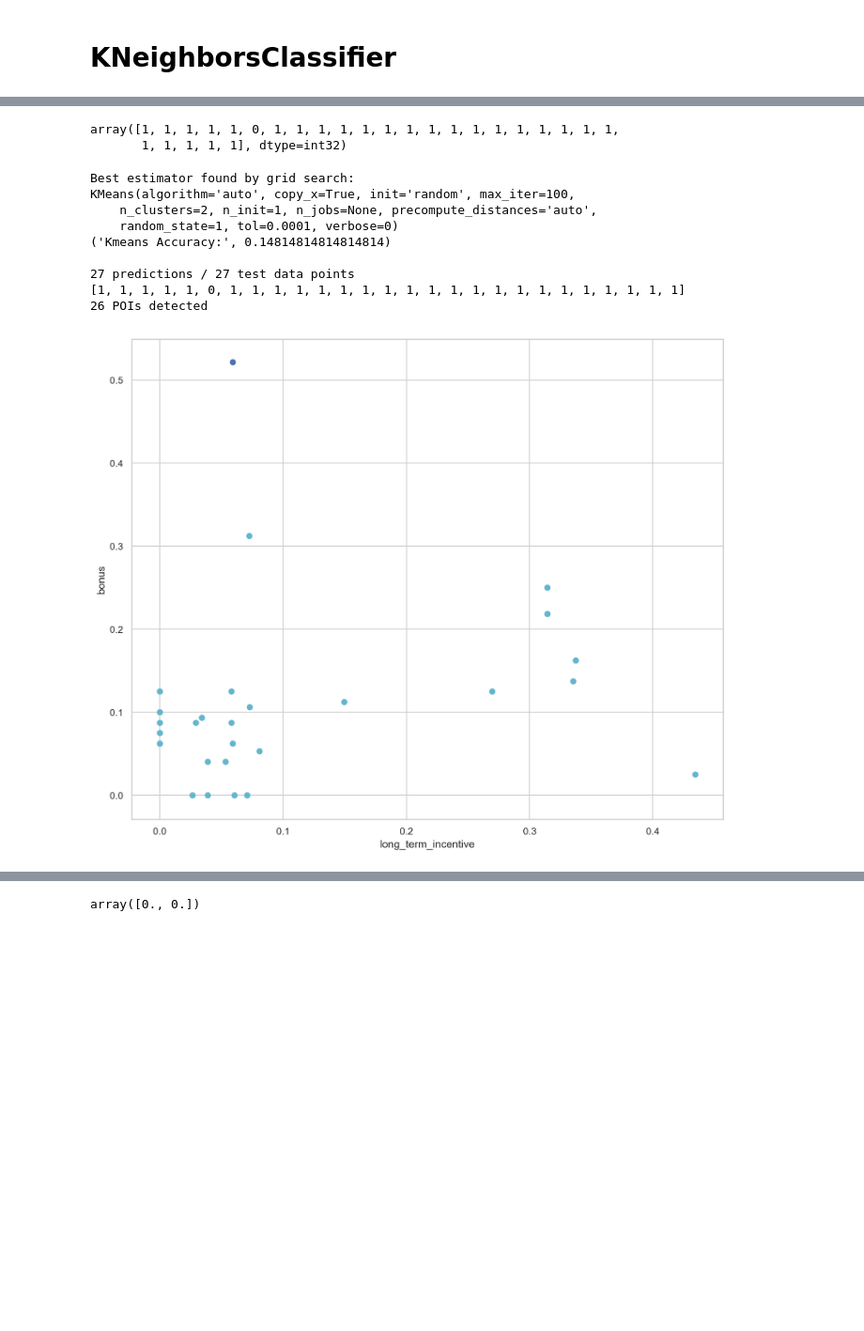
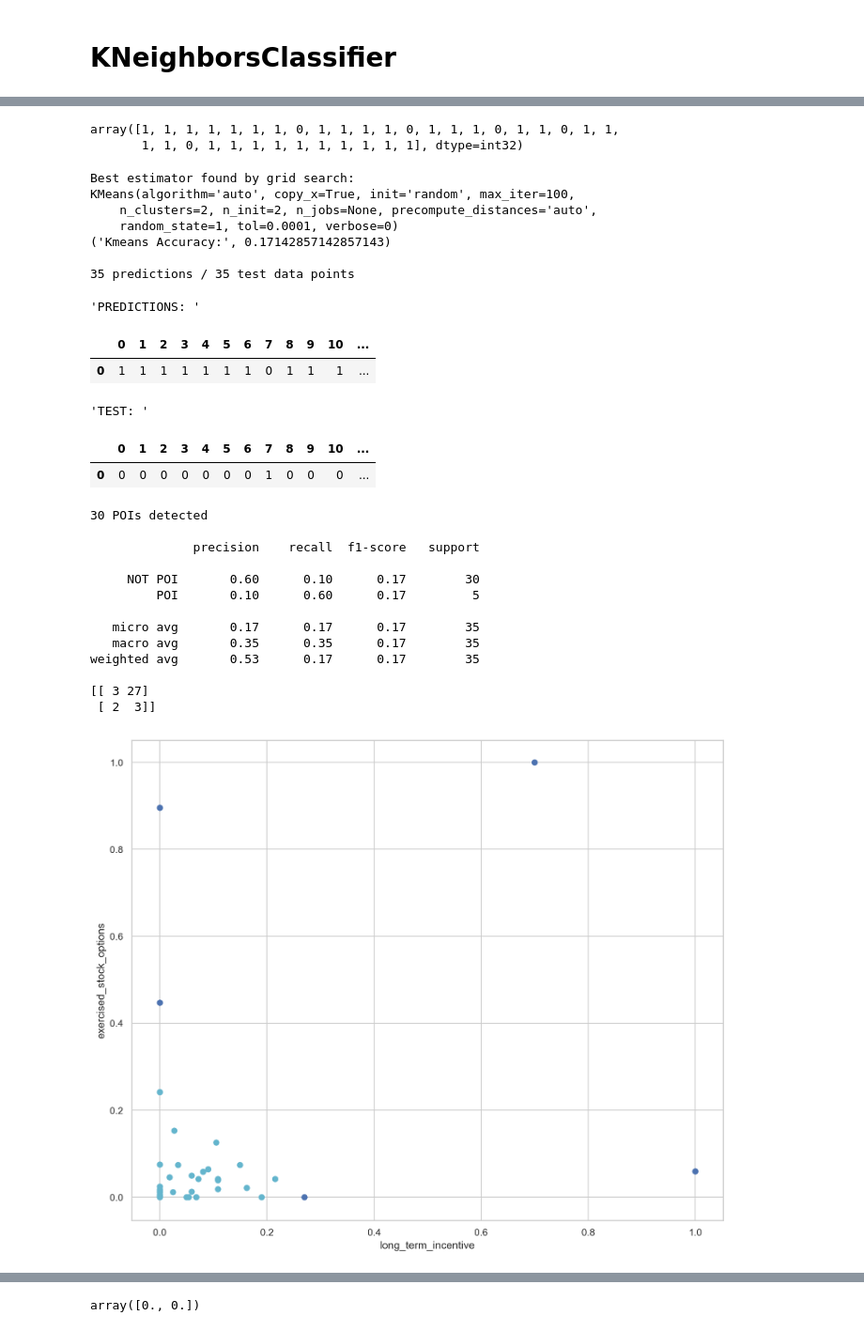
Before and after one commit to chrispaynes/enronML, a Jupyter notebook: enron_email_fraud/enron_email.ipynb, the cells around one changed output, grey strips where cells are left out. Shown at 94% size. Saved outputs shown, nothing was run; the diff lists cells and outputs as text; code cells hidden in the pictures; blank space fills up the shorter version.

```diff
--- a/enron_email_fraud/enron_email.ipynb
+++ b/enron_email_fraud/enron_email.ipynb
@@ -274,6 +274,7 @@ my_dataset = data_dict
 
 feature_1 = 'long_term_incentive'
 feature_2 = 'bonus'
+feature_2 = 'exercised_stock_options'
 poi = 'poi'
 
 
@@ -304,9 +305,11 @@ display(pd.DataFrame({'feat1': feat1.reshape(-1), 'rescaled_feat1': rescaled_fea
 # zip normalized-features back together
 features = zip(rescaled_feat1.reshape(-1), rescaled_feat2.reshape(-1))
 
+# save 30% of data for testing
 features_train, features_test, labels_train, labels_test = train_test_split(
     features, labels, test_size=0.3, random_state=42
 )
+
 
 target_feature_df = pd.DataFrame(features)
 # map numeric column names to feature names
@@ -324,0 +328,18 @@ Number of rescaled features: 89
+# %%
+from sklearn.decomposition import PCA
+
+# Principal component analysis (PCA).
+# Linear dimensionality reduction using Singular Value Decomposition of the data to project it to a lower dimensional space.
+pca = PCA(n_components=2,)
+pca.fit(features_train)
+
+# Percentage of variance explained by each of the selected components.
+# [0.73318345 0.26681655]
+print(pca.explained_variance_ratio_)
+
+pc1, pc2 = pca.components_
+print(pc1, pc2)
+
+features_train = pca.transform(features_train)
+features_test = pca.transform(features_test)
+# print(features_train_pca)
@@ -336,8 +429,9 @@ clf = GaussianNB()
 # %%
-def printPredictions(predictions, features_test):
+def printPredictions(predictions, labels_test):
     print
-    print("{} predictions / {} test data points".format(len(predictions), len(features_test)))
-    print(list(predictions))
+    print("{} predictions / {} test data points".format(len(predictions), len(labels_test)))
+    display("PREDICTIONS: ", pd.DataFrame(predictions, dtype=int).transpose())
+    display("TEST: ", pd.DataFrame(labels_test, dtype=int).transpose())
     print "{} POIs detected".format(len([n for n in predictions if n == 1]))
     print
 # %% [markdown]
@@ -553,39 +785,67 @@ pred = kmeans.predict(features_test)
 display(pred)
 
 # finance_features = zip(rescaled_salary, rescaled_stock)
 # display(features_test)
 print "Best estimator found by grid search:"
 print kmeans.best_estimator_
 
 acc = accuracy_score(
     y_true=labels_test, y_pred=pred, normalize=True, sample_weight=None
 )
 
 # ('Kmeans Accuracy with MinMax and 3 features:', 0.14814814814814814)
 # ('Kmeans Accuracy: ALL features and MinMax', 0.47619047619047616)
+# ('Kmeans Accuracy with PCA:', 0.14814814814814814)
+# ('Kmeans Accuracy: without PCA', 0.17142857142857143)
+# 30 POIs detected
+
+#               precision    recall  f1-score   support
+
+#      NOT POI       0.60      0.10      0.17        30
+#          POI       0.10      0.60      0.17         5
+
 print("Kmeans Accuracy:", acc)
 
-printPredictions(pred, features_test)
+printPredictions(pred, labels_test)
+
+printValidationReports(labels_test, pred)
 
 Draw(
     pred,
     features_test,
     poi,
     mark_poi=False,
     name="clusters.pdf",
     f1_name=feature_1,
     f2_name=feature_2,
 )
 # %% [output]
-array([1, 1, 1, 1, 1, 0, 1, 1, 1, 1, 1, 1, 1, 1, 1, 1, 1, 1, 1, 1, 1, 1,
-       1, 1, 1, 1, 1], dtype=int32)
+array([1, 1, 1, 1, 1, 1, 1, 0, 1, 1, 1, 1, 0, 1, 1, 1, 0, 1, 1, 0, 1, 1,
+       1, 1, 0, 1, 1, 1, 1, 1, 1, 1, 1, 1, 1], dtype=int32)
 Best estimator found by grid search:
 KMeans(algorithm='auto', copy_x=True, init='random', max_iter=100,
-    n_clusters=2, n_init=1, n_jobs=None, precompute_distances='auto',
+    n_clusters=2, n_init=2, n_jobs=None, precompute_distances='auto',
     random_state=1, tol=0.0001, verbose=0)
-('Kmeans Accuracy:', 0.14814814814814814)
+('Kmeans Accuracy:', 0.17142857142857143)
 
-27 predictions / 27 test data points
-[1, 1, 1, 1, 1, 0, 1, 1, 1, 1, 1, 1, 1, 1, 1, 1, 1, 1, 1, 1, 1, 1, 1, 1, 1, 1, 1]
-26 POIs detected
+35 predictions / 35 test data points
+'PREDICTIONS: '
+|  | 0 | 1 | 2 | 3 | 4 | 5 | 6 | 7 | 8 | 9 | 10 | ... |
+| 0 | 1 | 1 | 1 | 1 | 1 | 1 | 1 | 0 | 1 | 1 | 1 | ... |
+'TEST: '
+|  | 0 | 1 | 2 | 3 | 4 | 5 | 6 | 7 | 8 | 9 | 10 | ... |
+| 0 | 0 | 0 | 0 | 0 | 0 | 0 | 0 | 1 | 0 | 0 | 0 | ... |
+30 POIs detected
+
+              precision    recall  f1-score   support
+
+     NOT POI       0.60      0.10      0.17        30
+         POI       0.10      0.60      0.17         5
+
+   micro avg       0.17      0.17      0.17        35
+   macro avg       0.35      0.35      0.17        35
+weighted avg       0.53      0.17      0.17        35
+
+[[ 3 27]
+ [ 2  3]]
-[figure, old version]
+[figure, new version]
```
Also changed, not shown: parts of 11 cells of this notebook.
